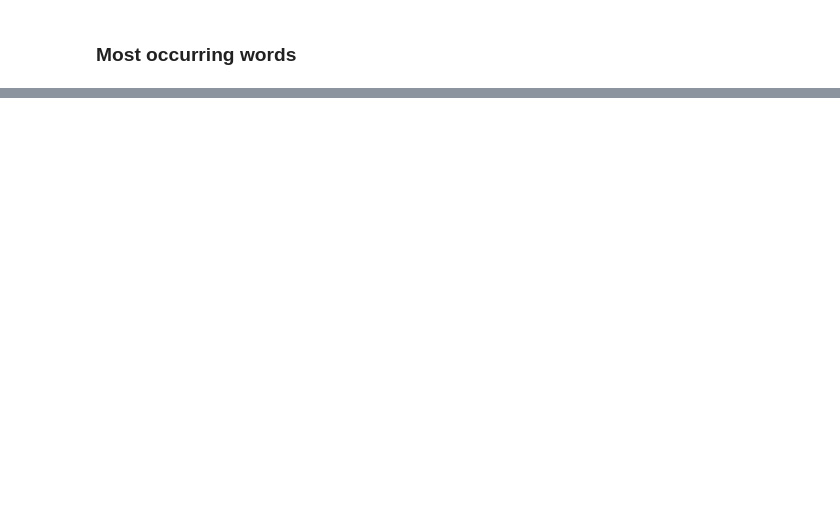
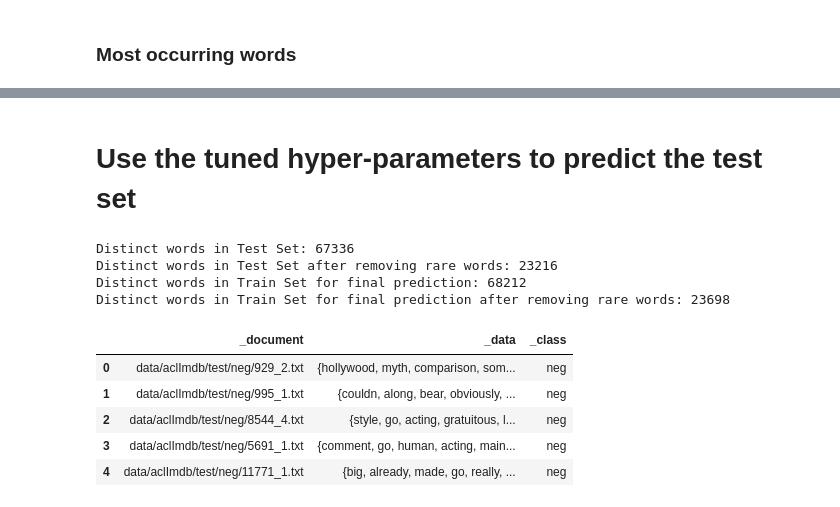
Before and after one commit to harsha993/sa-nb-review, a Jupyter notebook: nb.ipynb, the cells around one changed output, grey strips where cells are left out. Drawn from its saved outputs; the diff is of its cells as text; code cells hidden in the pictures; blank space fills up the shorter version.

```diff
--- a/nb.ipynb
+++ b/nb.ipynb
@@ -174,2 +275,23 @@ plt.show()
+# %% [markdown]
+# Use the tuned hyper-parameters to predict the test set
+# %%
+test_df = load('data/aclImdb','test')
+# %%
+test_df['_data'] = test_df['_data'].apply(remove_punctuation).apply(remove_stopwords).apply(lemmatize)
+vocabulary['test'] = prepare_vocab(test_df, 'Test Set')
+vocabulary['train'] = prepare_vocab(df, 'Train Set for final prediction')
+test_df['_data'] = test_df['_data'].apply(lambda doc: omit_rare_words(doc,vocabulary['test']))
+test_df.head()
+# %% [output]
+Distinct words in Test Set: 67336
+Distinct words in Test Set after removing rare words: 23216
+Distinct words in Train Set for final prediction: 68212
+Distinct words in Train Set for final prediction after removing rare words: 23698
+|  | _document | _data | _class |
+| 0 | data/aclImdb/test/neg/929_2.txt | {hollywood, myth, comparison, som... | neg |
+| 1 | data/aclImdb/test/neg/995_1.txt | {couldn, along, bear, obviously, ... | neg |
+| 2 | data/aclImdb/test/neg/8544_4.txt | {style, go, acting, gratuitous, l... | neg |
+| 3 | data/aclImdb/test/neg/5691_1.txt | {comment, go, human, acting, main... | neg |
+| 4 | data/aclImdb/test/neg/11771_1.txt | {big, already, made, go, really, ... | neg |
 # %%
 word_counts = {}
```
Also changed, not shown: parts of 36 cells of this notebook, 2 other files.
